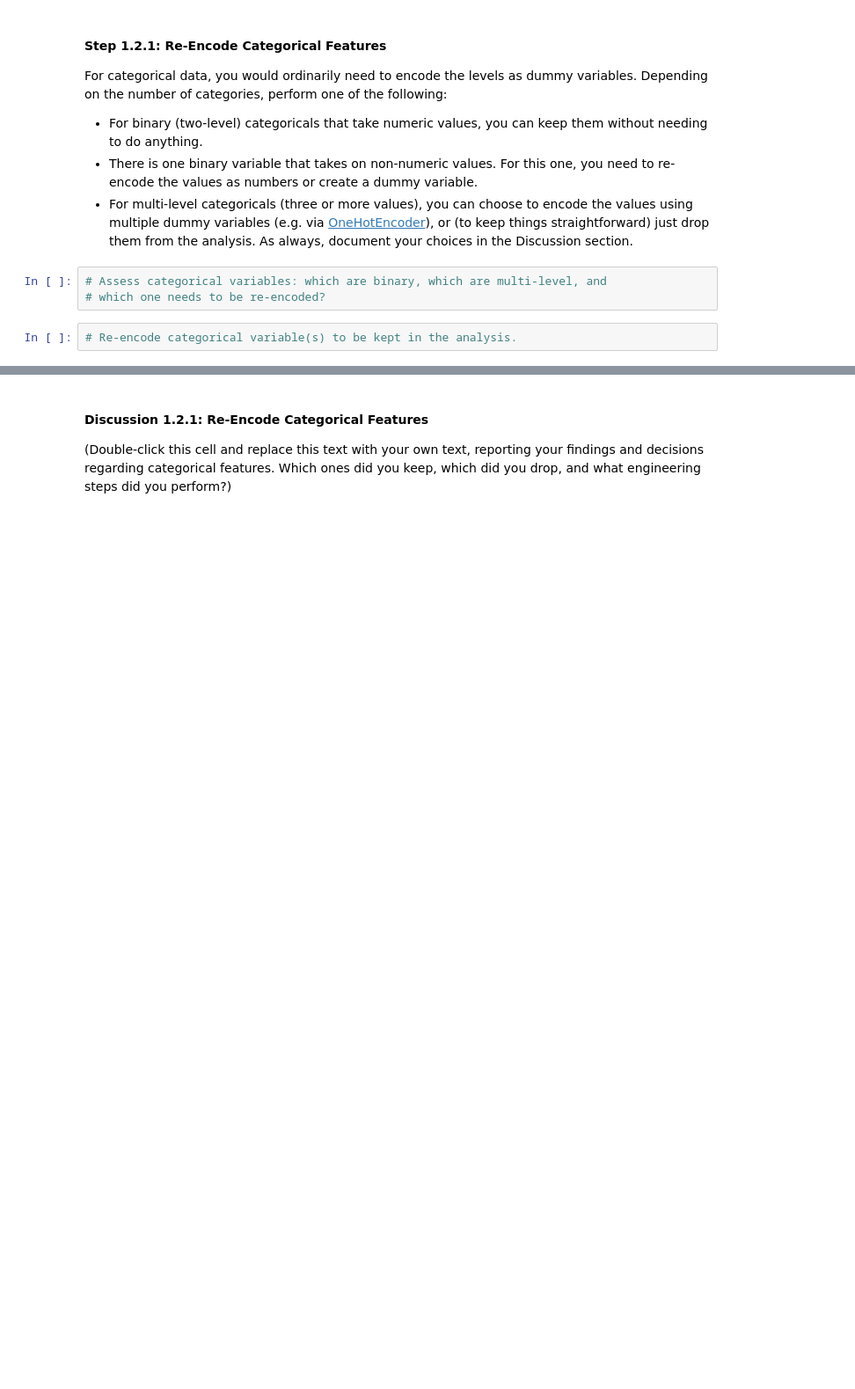
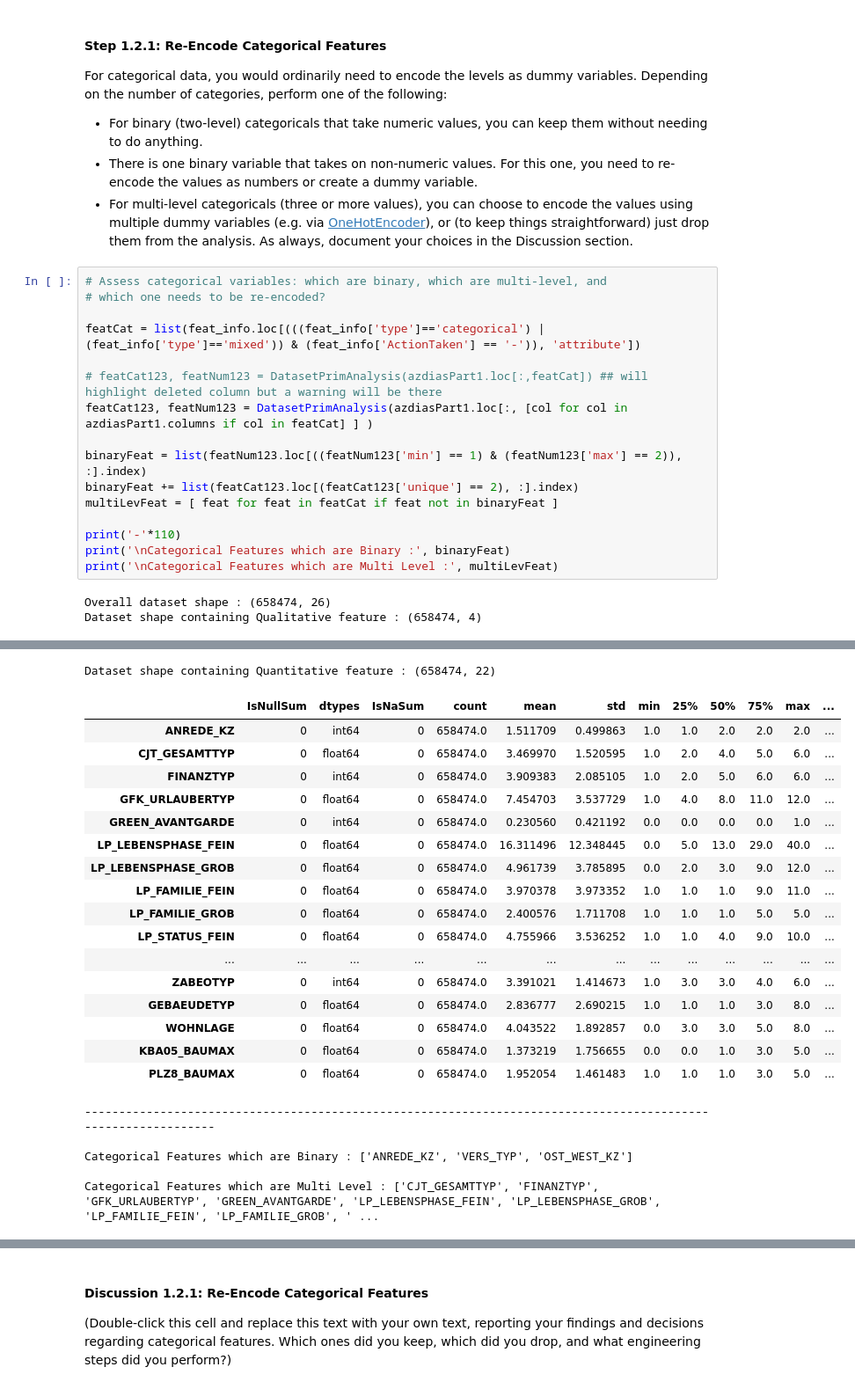
Before and after one commit to MR901/DS_IdentifyCustomerSegments, a Jupyter notebook: Identify_Customer_Segments.ipynb, the cells around one changed output, grey strips where cells are left out. Shown at 88% size. Cells and saved outputs as stored; diff of their text form; blank space fills up the shorter version.

```diff
--- a/Identify_Customer_Segments.ipynb
+++ b/Identify_Customer_Segments.ipynb
@@ -584,8 +598,22 @@ For categorical data, you would ordinarily need to encode the levels as dummy va
 - For binary (two-level) categoricals that take numeric values, you can keep them without needing to do anything.
 - There is one binary variable that takes on non-numeric values. For this one, you need to re-encode the values as numbers or create a dummy variable.
 - For multi-level categoricals (three or more values), you can choose to encode the values using multiple dummy variables (e.g. via [OneHotEncoder](http://scikit-learn.org/stable/modules/generated/sklearn.preprocessing.OneHotEncoder.html)), or (to keep things straightforward) just drop them from the analysis. As always, document your choices in the Discussion section.
-# %%
-# Assess categorical variables: which are binary, which are multi-level, and
-# which one needs to be re-encoded?
-# %%
-# Re-encode categorical variable(s) to be kept in the analysis.
+# %%
+# Assess categorical variables: which are binary, which are multi-level, and
+# which one needs to be re-encoded?
+
+featCat = list(feat_info.loc[(((feat_info['type']=='categorical') | (feat_info['type']=='mixed')) & (feat_info['ActionTaken'] == '-')), 'attribute'])
+
+# featCat123, featNum123 = DatasetPrimAnalysis(azdiasPart1.loc[:,featCat]) ## will highlight deleted column but a warning will be there
+featCat123, featNum123 = DatasetPrimAnalysis(azdiasPart1.loc[:, [col for col in azdiasPart1.columns if col in featCat] ] )
+
+binaryFeat = list(featNum123.loc[((featNum123['min'] == 1) & (featNum123['max'] == 2)), :].index)
+binaryFeat += list(featCat123.loc[(featCat123['unique'] == 2), :].index)
+multiLevFeat = [ feat for feat in featCat if feat not in binaryFeat ]
+
+print('-'*110)
+print('\nCategorical Features which are Binary :', binaryFeat)
+print('\nCategorical Features which are Multi Level :', multiLevFeat)
+# %% [output]
+Overall dataset shape : (658474, 26)
+Dataset shape containing Qualitative feature : (658474, 4)
@@ -591,0 +625,23 @@ For categorical data, you would ordinarily need to encode the levels as dummy va
+Dataset shape containing Quantitative feature : (658474, 22)
+|  | IsNullSum | dtypes | IsNaSum | count | mean | std | min | 25% | 50% | 75% | max | ... |
+| ANREDE_KZ | 0 | int64 | 0 | 658474.0 | 1.511709 | 0.499863 | 1.0 | 1.0 | 2.0 | 2.0 | 2.0 | ... |
+| CJT_GESAMTTYP | 0 | float64 | 0 | 658474.0 | 3.469970 | 1.520595 | 1.0 | 2.0 | 4.0 | 5.0 | 6.0 | ... |
+| FINANZTYP | 0 | int64 | 0 | 658474.0 | 3.909383 | 2.085105 | 1.0 | 2.0 | 5.0 | 6.0 | 6.0 | ... |
+| GFK_URLAUBERTYP | 0 | float64 | 0 | 658474.0 | 7.454703 | 3.537729 | 1.0 | 4.0 | 8.0 | 11.0 | 12.0 | ... |
+| GREEN_AVANTGARDE | 0 | int64 | 0 | 658474.0 | 0.230560 | 0.421192 | 0.0 | 0.0 | 0.0 | 0.0 | 1.0 | ... |
+| LP_LEBENSPHASE_FEIN | 0 | float64 | 0 | 658474.0 | 16.311496 | 12.348445 | 0.0 | 5.0 | 13.0 | 29.0 | 40.0 | ... |
+| LP_LEBENSPHASE_GROB | 0 | float64 | 0 | 658474.0 | 4.961739 | 3.785895 | 0.0 | 2.0 | 3.0 | 9.0 | 12.0 | ... |
+| LP_FAMILIE_FEIN | 0 | float64 | 0 | 658474.0 | 3.970378 | 3.973352 | 1.0 | 1.0 | 1.0 | 9.0 | 11.0 | ... |
+| LP_FAMILIE_GROB | 0 | float64 | 0 | 658474.0 | 2.400576 | 1.711708 | 1.0 | 1.0 | 1.0 | 5.0 | 5.0 | ... |
+| LP_STATUS_FEIN | 0 | float64 | 0 | 658474.0 | 4.755966 | 3.536252 | 1.0 | 1.0 | 4.0 | 9.0 | 10.0 | ... |
+| ... | ... | ... | ... | ... | ... | ... | ... | ... | ... | ... | ... | ... |
+| ZABEOTYP | 0 | int64 | 0 | 658474.0 | 3.391021 | 1.414673 | 1.0 | 3.0 | 3.0 | 4.0 | 6.0 | ... |
+| GEBAEUDETYP | 0 | float64 | 0 | 658474.0 | 2.836777 | 2.690215 | 1.0 | 1.0 | 1.0 | 3.0 | 8.0 | ... |
+| WOHNLAGE | 0 | float64 | 0 | 658474.0 | 4.043522 | 1.892857 | 0.0 | 3.0 | 3.0 | 5.0 | 8.0 | ... |
+| KBA05_BAUMAX | 0 | float64 | 0 | 658474.0 | 1.373219 | 1.756655 | 0.0 | 0.0 | 1.0 | 3.0 | 5.0 | ... |
+| PLZ8_BAUMAX | 0 | float64 | 0 | 658474.0 | 1.952054 | 1.461483 | 1.0 | 1.0 | 1.0 | 3.0 | 5.0 | ... |
+--------------------------------------------------------------------------------------------------------------
+
+Categorical Features which are Binary : ['ANREDE_KZ', 'VERS_TYP', 'OST_WEST_KZ']
+
+Categorical Features which are Multi Level : ['CJT_GESAMTTYP', 'FINANZTYP', 'GFK_URLAUBERTYP', 'GREEN_AVANTGARDE', 'LP_LEBENSPHASE_FEIN', 'LP_LEBENSPHASE_GROB', 'LP_FAMILIE_FEIN', 'LP_FAMILIE_GROB', ' ...
```
Also changed, not shown: parts of 13 cells of this notebook.
